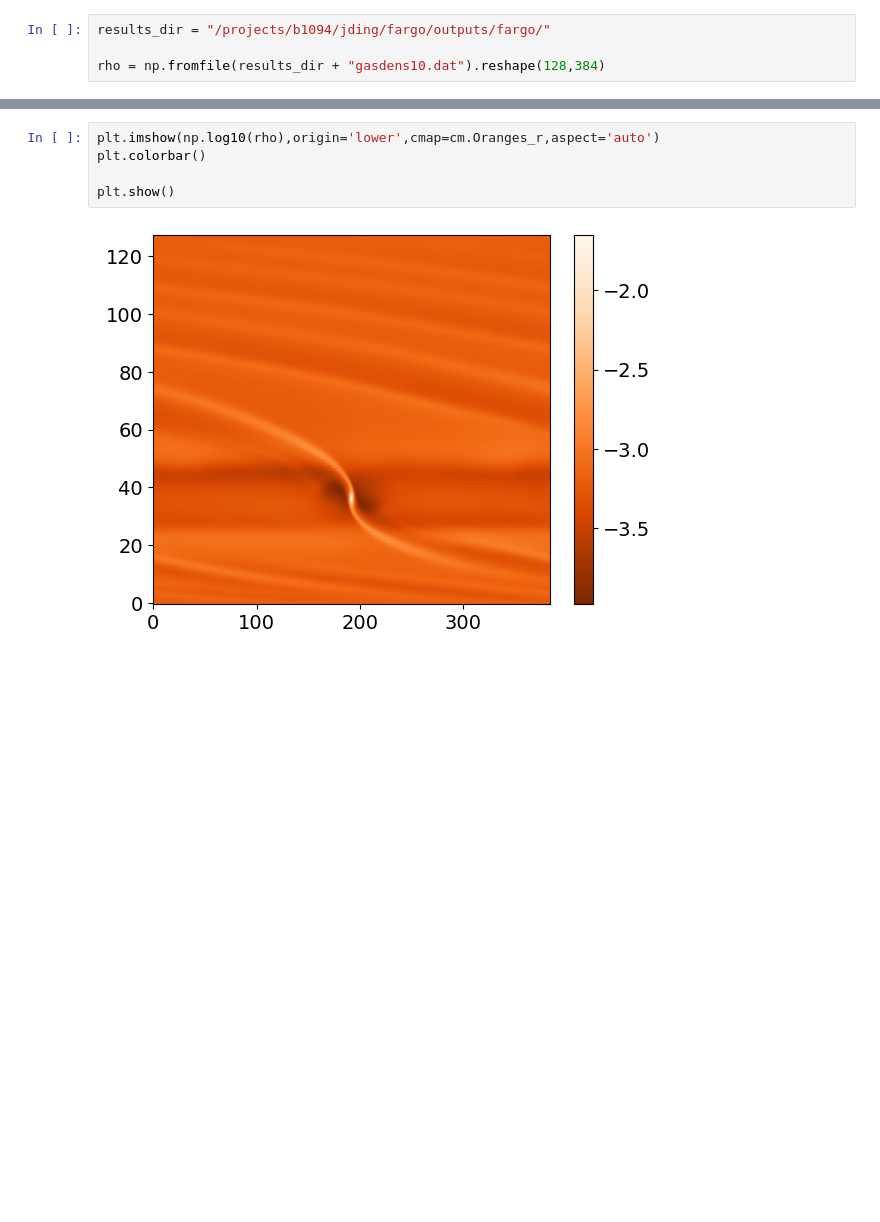
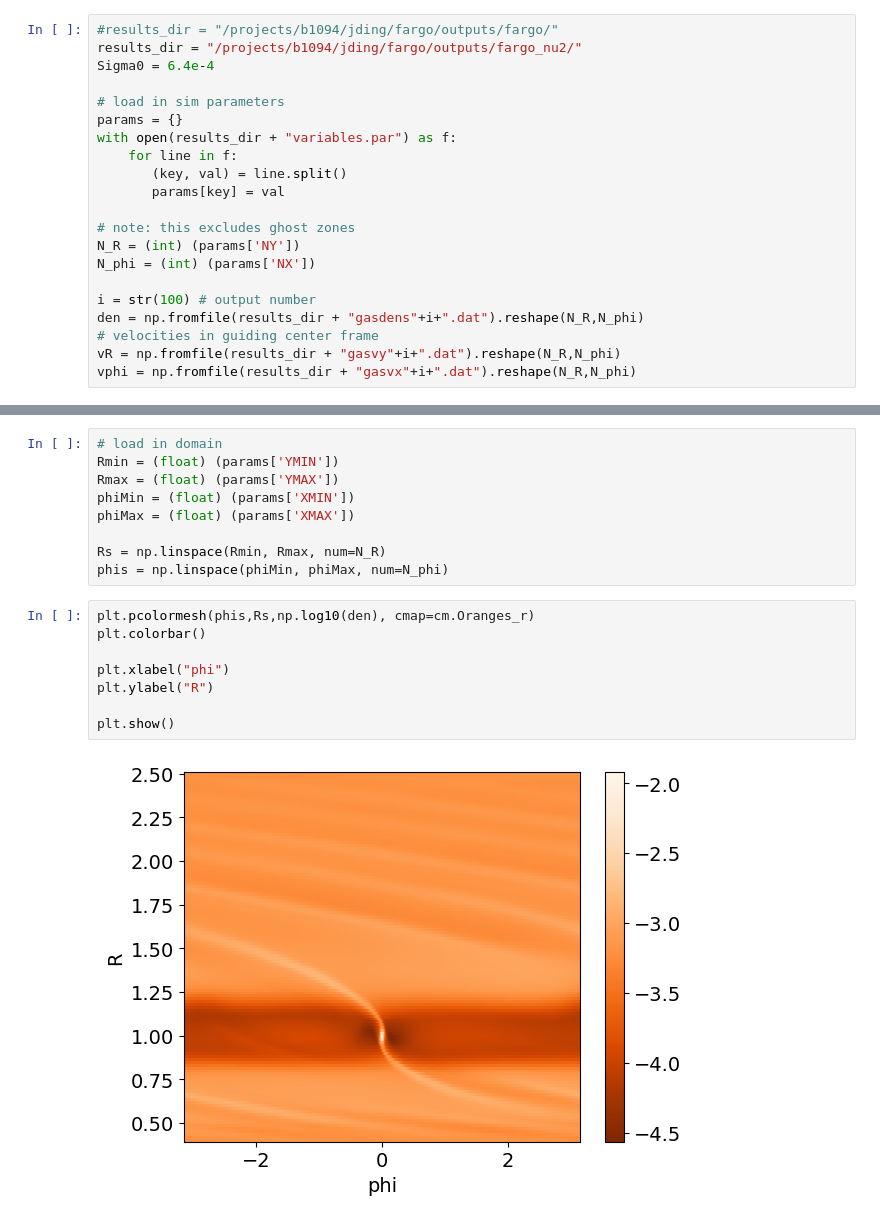
Before and after one commit to Jupiter1994/fargo, a Jupyter notebook: fargo-results.ipynb, the cells around one changed output, grey strips where cells are left out. Cells and saved outputs as stored; diff of their text form; blank space fills up the shorter version.

Commit message:
fargo run matches de Val-Borro

```diff
--- a/fargo-results.ipynb
+++ b/fargo-results.ipynb
@@ -10,4 +11,21 @@ from matplotlib.cm import GnBu, viridis
 # %%
-results_dir = "/projects/b1094/jding/fargo/outputs/fargo/"
+#results_dir = "/projects/b1094/jding/fargo/outputs/fargo/"
+results_dir = "/projects/b1094/jding/fargo/outputs/fargo_nu2/"
+Sigma0 = 6.4e-4
 
-rho = np.fromfile(results_dir + "gasdens10.dat").reshape(128,384)
+# load in sim parameters
+params = {}
+with open(results_dir + "variables.par") as f:
+    for line in f:
+       (key, val) = line.split()
+       params[key] = val
+
+# note: this excludes ghost zones
+N_R = (int) (params['NY'])
+N_phi = (int) (params['NX'])
+
+i = str(100) # output number
+den = np.fromfile(results_dir + "gasdens"+i+".dat").reshape(N_R,N_phi)
+# velocities in guiding center frame
+vR = np.fromfile(results_dir + "gasvy"+i+".dat").reshape(N_R,N_phi)
+vphi = np.fromfile(results_dir + "gasvx"+i+".dat").reshape(N_R,N_phi)
@@ -30,7 +36,19 @@ array([[0.00060276, 0.00060258, 0.00060244, ..., 0.00060357, 0.00060325,
+# %%
+# load in domain
+Rmin = (float) (params['YMIN'])
+Rmax = (float) (params['YMAX'])
+phiMin = (float) (params['XMIN'])
+phiMax = (float) (params['XMAX'])
+
+Rs = np.linspace(Rmin, Rmax, num=N_R)
+phis = np.linspace(phiMin, phiMax, num=N_phi)
 # %%
-plt.imshow(np.log10(rho),origin='lower',cmap=cm.Oranges_r,aspect='auto')
+plt.pcolormesh(phis,Rs,np.log10(den), cmap=cm.Oranges_r)
 plt.colorbar()
 
+plt.xlabel("phi")
+plt.ylabel("R")
+
 plt.show()
 # %% [output]
-[figure, old version]
+[figure, new version]
```
Also changed, not shown: parts of 7 cells of this notebook, 2 other files.
